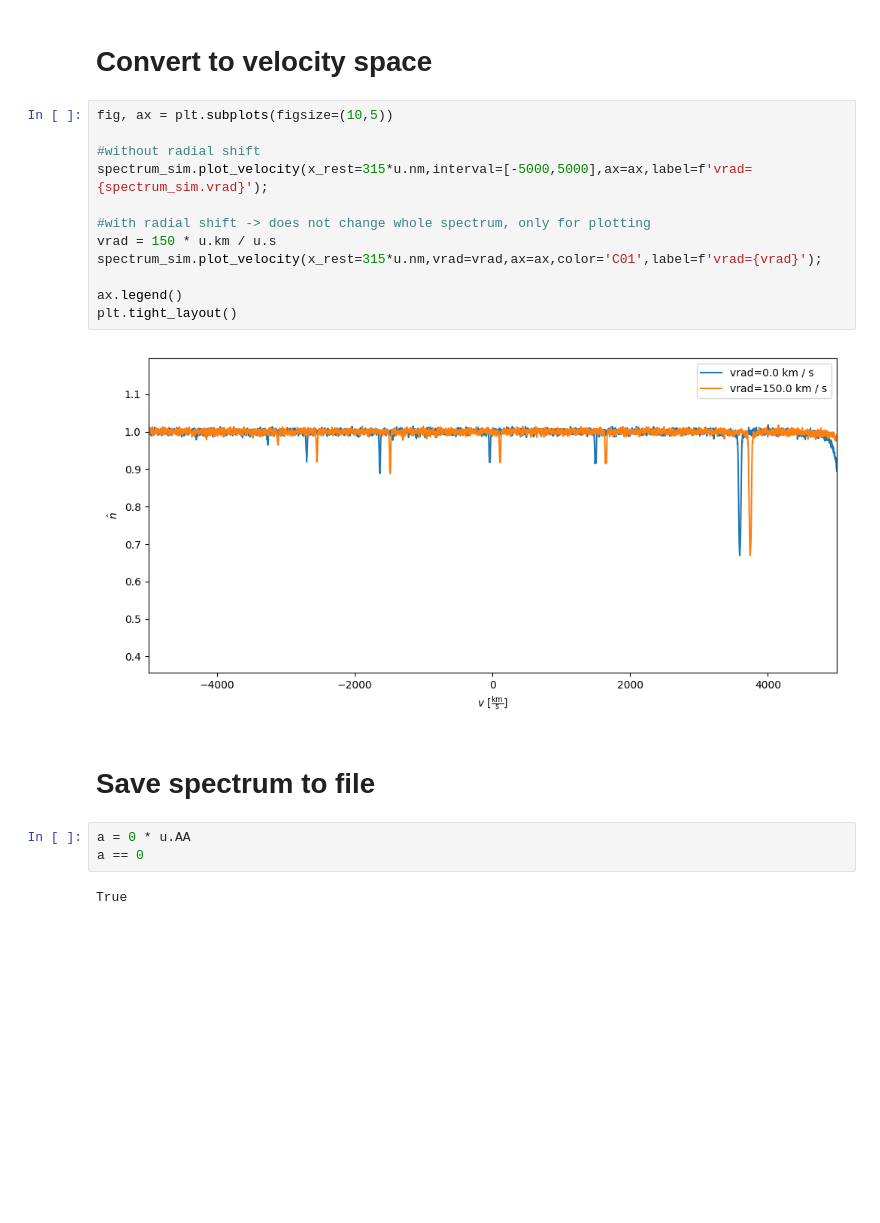
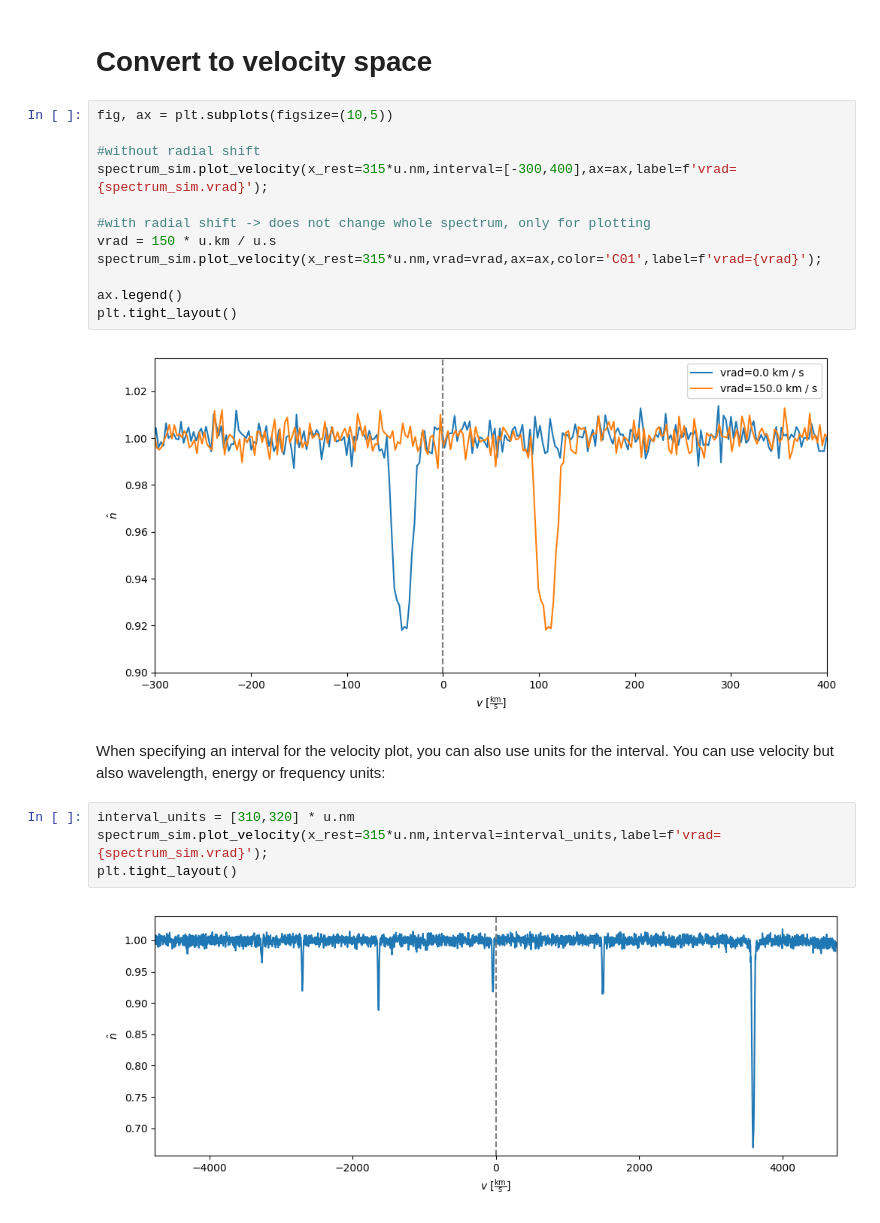
Before and after one commit to eschoesser/spyplotter, a Jupyter notebook: docs/spectrum.ipynb, the cells around one changed output. Saved outputs shown, nothing was run; the diff lists cells and outputs as text; blank space fills up the shorter version.

```diff
--- a/docs/spectrum.ipynb
+++ b/docs/spectrum.ipynb
@@ -124,7 +123,7 @@ spyplotter.spectrum - INFO - Keeping units of y:
 fig, ax = plt.subplots(figsize=(10,5))
 
 #without radial shift
-spectrum_sim.plot_velocity(x_rest=315*u.nm,interval=[-5000,5000],ax=ax,label=f'vrad={spectrum_sim.vrad}');
+spectrum_sim.plot_velocity(x_rest=315*u.nm,interval=[-300,400],ax=ax,label=f'vrad={spectrum_sim.vrad}');
 
 #with radial shift -> does not change whole spectrum, only for plotting
 vrad = 150 * u.km / u.s
@@ -133,11 +132,12 @@ spectrum_sim.plot_velocity(x_rest=315*u.nm,vrad=vrad,ax=ax,color='C01',label=f'v
 ax.legend()
 plt.tight_layout()
 # %% [output]
-[figure, old version]
+[figure, new version]
-# %% [markdown]
-# Save spectrum to file
-# %%
-a = 0 * u.AA
-a == 0
-# %% [output]
-True
+# %% [markdown]
+When specifying an interval for the velocity plot, you can also use units for the interval. You can use velocity but also wavelength, energy or frequency units:
+# %%
+interval_units = [310,320] * u.nm
+spectrum_sim.plot_velocity(x_rest=315*u.nm,interval=interval_units,label=f'vrad={spectrum_sim.vrad}');
+plt.tight_layout()
+# %% [output]
+[figure, added]
```
Also changed, not shown: parts of 4 cells of this notebook, 4 other files.
